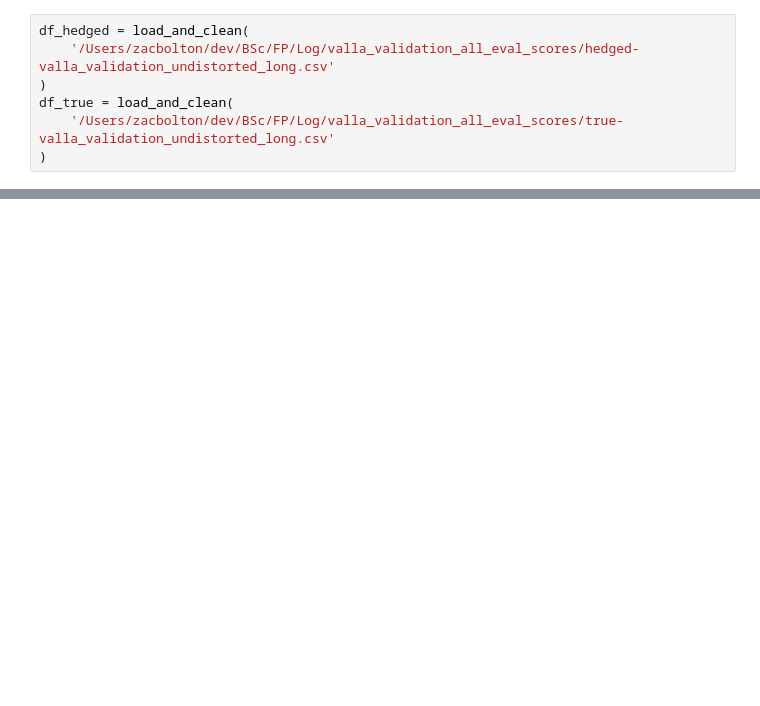
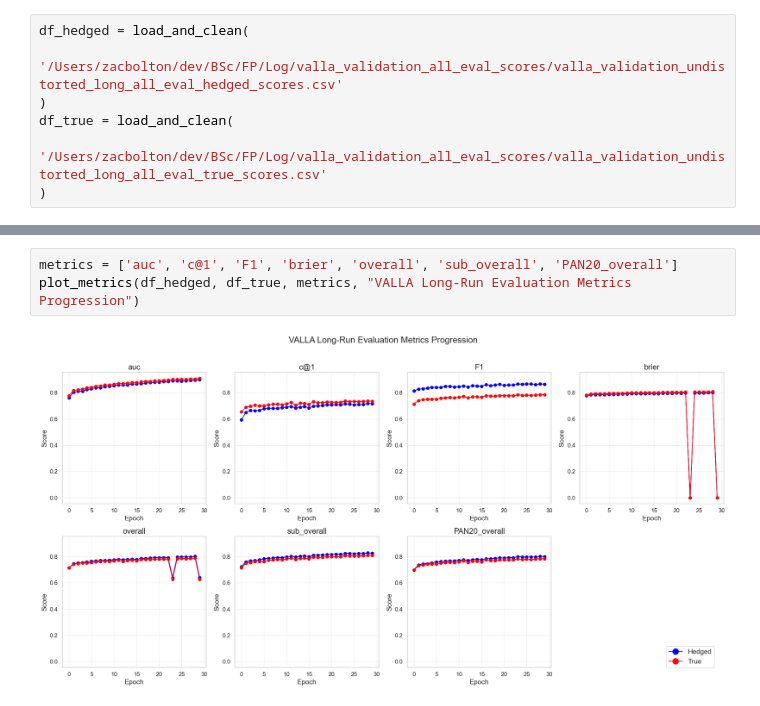
Before and after one commit to zacharyabolton/historical_av_with_SBERT, a Jupyter notebook: notebooks/full-run-eval-score-visualizer.ipynb, the cells around one changed output, grey strips where cells are left out. Saved outputs shown, nothing was run; the diff lists cells and outputs as text; blank space fills up the shorter version.

Commit message:
Refactors score-prog plots for VALLA-long

```diff
--- a/notebooks/full-run-eval-score-visualizer.ipynb
+++ b/notebooks/full-run-eval-score-visualizer.ipynb
@@ -65,7 +89,7 @@ def plot_metric(df, metric, title):
 # %%
 df_hedged = load_and_clean(
-    '/Users/zacbolton/dev/BSc/FP/Log/valla_validation_all_eval_scores/hedged-valla_validation_undistorted_long.csv'
+    '/Users/zacbolton/dev/BSc/FP/Log/valla_validation_all_eval_scores/valla_validation_undistorted_long_all_eval_hedged_scores.csv'
 )
 df_true = load_and_clean(
-    '/Users/zacbolton/dev/BSc/FP/Log/valla_validation_all_eval_scores/true-valla_validation_undistorted_long.csv'
+    '/Users/zacbolton/dev/BSc/FP/Log/valla_validation_all_eval_scores/valla_validation_undistorted_long_all_eval_true_scores.csv'
 )
@@ -108,0 +96,5 @@ plot_metric(df_true, "brier", "VALLA True Evaluation: Brier Score Progression")
+# %%
+metrics = ['auc', 'c@1', 'F1', 'brier', 'overall', 'sub_overall', 'PAN20_overall']
+plot_metrics(df_hedged, df_true, metrics, "VALLA Long-Run Evaluation Metrics Progression")
+# %% [output]
+[figure, added]
```
Also changed, not shown: parts of 3 cells of this notebook.
